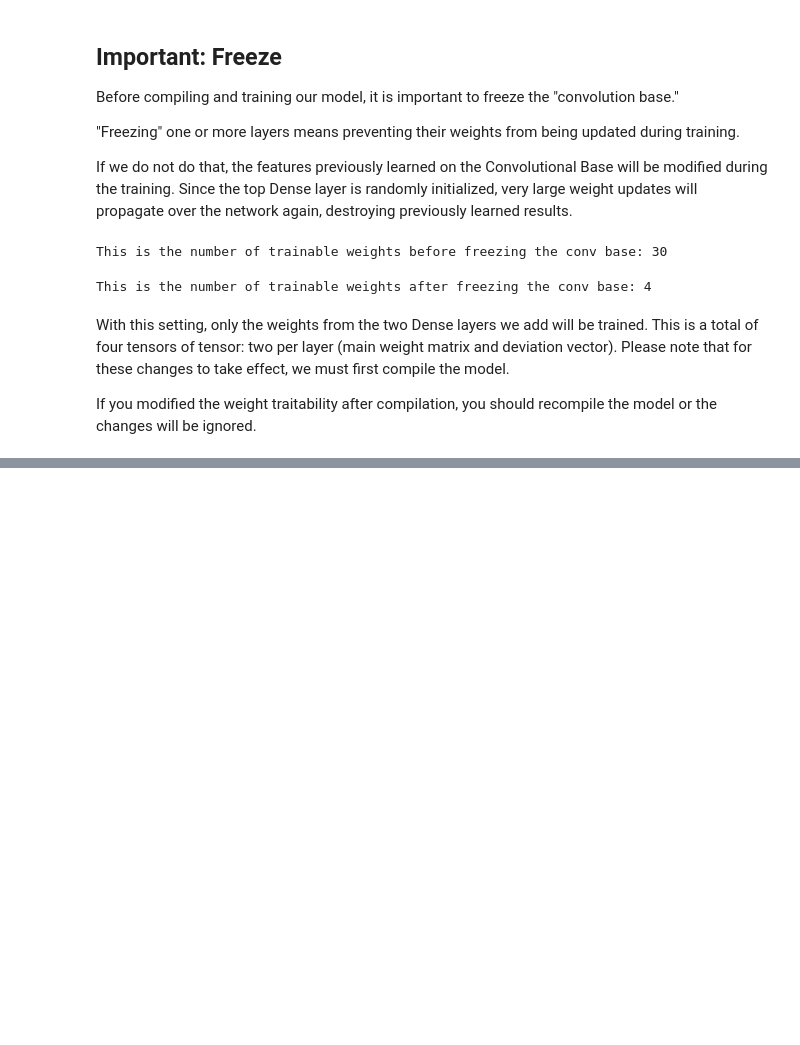
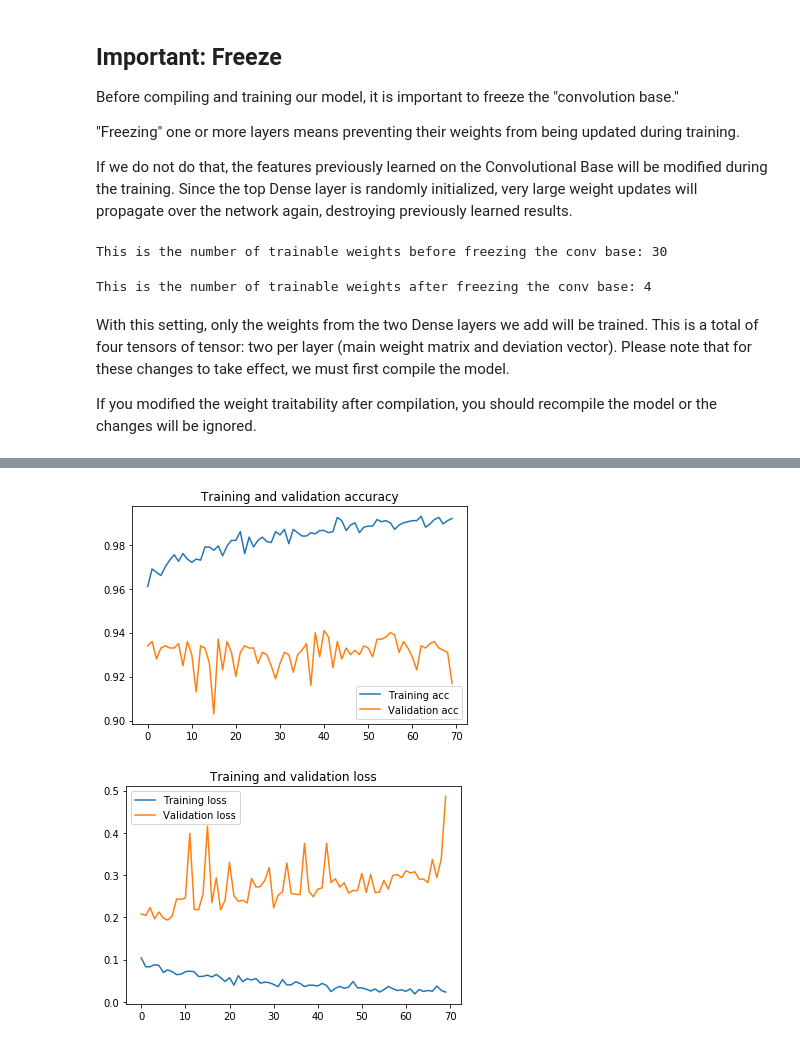
Before and after one commit to jojosimida/keras-practice, a Jupyter notebook: 1.5-use-pretrained-model-2/1.5-use-pretrained-model-2.ipynb, the cells around one changed output, grey strips where cells are left out. Cells and saved outputs as stored; diff of their text form; code cells hidden in the pictures; blank space fills up the shorter version.

```diff
--- a/1.5-use-pretrained-model-2/1.5-use-pretrained-model-2.ipynb
+++ b/1.5-use-pretrained-model-2/1.5-use-pretrained-model-2.ipynb
@@ -414,0 +496,11 @@ model.save('D:/Program/dataset/Dogs_vs_Cats/model/cats_and_dogs_small_2.h5')
+# %%
+model.compile(loss='binary_crossentropy',
+              optimizer=optimizers.RMSprop(lr=1e-5), # Use a small learn rate
+              metrics=['acc'])
+
+history = model.fit_generator(
+      train_generator,
+      steps_per_epoch=100,
+      epochs=70,
+      validation_data=validation_generator,
+      validation_steps=50)
@@ -414,0 +525,5 @@ model.save('D:/Program/dataset/Dogs_vs_Cats/model/cats_and_dogs_small_2.h5')
+# %%
+draw_history(history)
+# %% [output]
+[figure, added]
+[figure, added]
```
Also changed, not shown: parts of 19 cells of this notebook.
